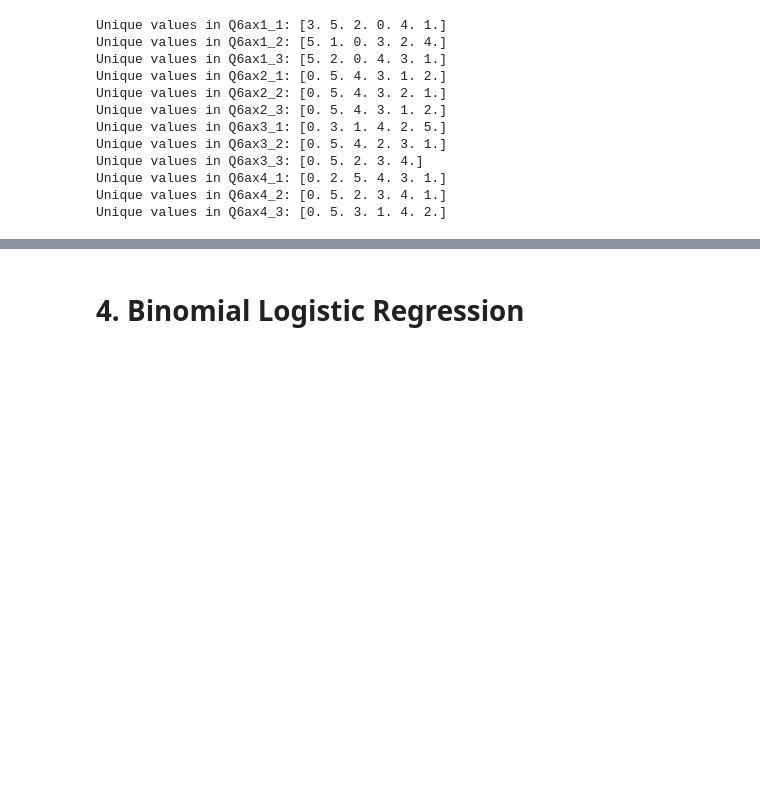
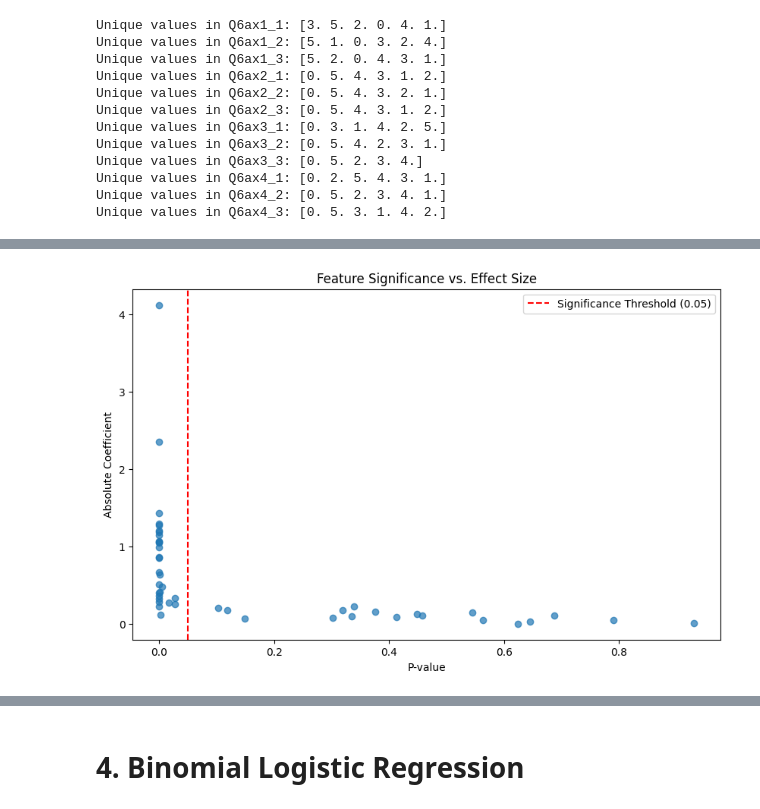
Before and after one commit to bernardomendonca/v2g-survey-analysis, a Jupyter notebook: 3_logistic_regression.ipynb, the cells around one changed output, grey strips where cells are left out. Drawn from its saved outputs; the diff is of its cells as text; code cells hidden in the pictures; blank space fills up the shorter version.

```diff
--- a/3_logistic_regression.ipynb
+++ b/3_logistic_regression.ipynb
@@ -205,7 +219,7 @@ features_to_select = (
     parking +
     benefits_v2g +
     concerns_v2g +
-    charging_control +
+#   charging_control +
     energ_literacy
 )
 # %%
@@ -494,0 +277,13 @@ plt.show()
+# %%
+results_df = run_single_feature_regressions(
+    df=df,
+    features_to_select=features_to_select,
+    target_variable="Q10_2",
+    q6a_petrol=q6a_petrol,
+    q6a_ev=q6a_ev,
+    q6a_plughyb=q6a_plughyb,
+    q6a_hybrid=q6a_hybrid,
+    q6a_filters=q6a_filters,
+    TRANSFORMERS_q6a=TRANSFORMERS_q6a,
+    feature_label_map=feature_label_map
+)
@@ -494,0 +308,4 @@ plt.show()
+# %%
+plot_feature_significance(results_df)
+# %% [output]
+[figure, added]
```
Also changed, not shown: parts of 52 cells of this notebook, 7 other files.
